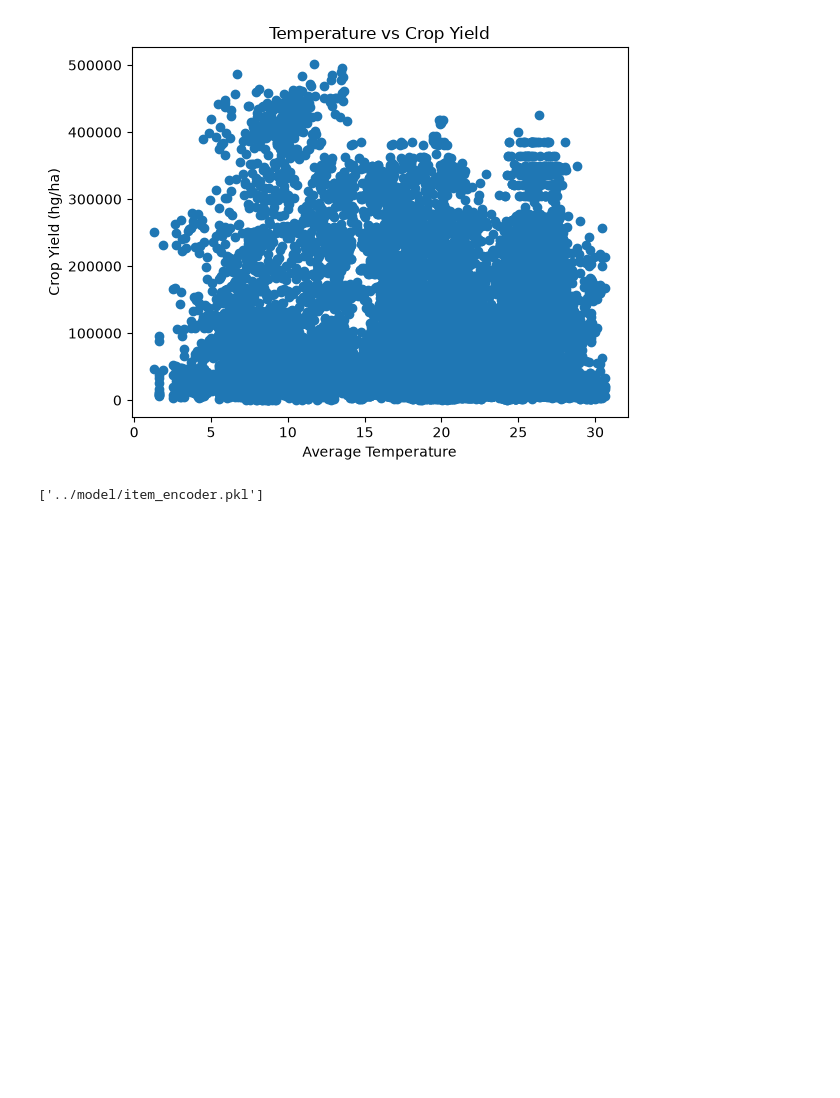
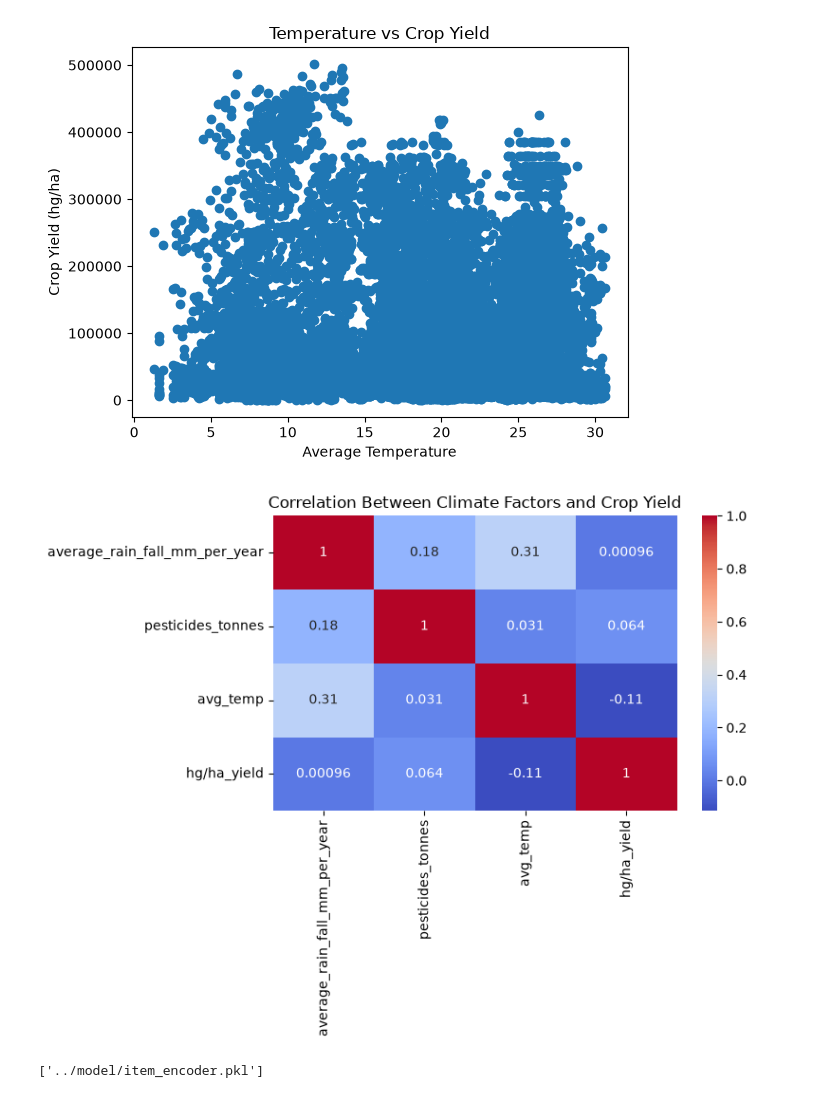
Before and after one commit to ankitlahiri119/Climate-Impact-On-Crop-Production, a Jupyter notebook: notebook/notebook_1.ipynb, the cells around one changed output. Cells and saved outputs as stored; diff of their text form; code cells hidden in the pictures; blank space fills up the shorter version.

```diff
--- a/notebook/notebook_1.ipynb
+++ b/notebook/notebook_1.ipynb
@@ -123,4 +152,33 @@ plt.title("Temperature vs Crop Yield")
 plt.show()
 # %% [output]
 [figure]
+# %%
+# =================================================================================
+# CHECKING THE RELATIONSHIP BETWEEN CLIMATE FACTORS AND CROP YIELD USING A HEATMAP
+# =================================================================================
+numeric_df = df[
+    [
+        "average_rain_fall_mm_per_year",
+        "pesticides_tonnes",
+        "avg_temp",
+        "hg/ha_yield"
+    ]
+]
+
+correlation = numeric_df.corr()
+
+plt.figure(figsize=(8, 6))
+
+sns.heatmap(
+    correlation,
+    annot=True,
+    cmap="coolwarm"
+)
+
+plt.title("Correlation Between Climate Factors and Crop Yield")
+
+plt.tight_layout()
+plt.show()
+# %% [output]
+[figure, added]
 # %%
```
Also changed, not shown: parts of 37 cells of this notebook, 14 other files.
